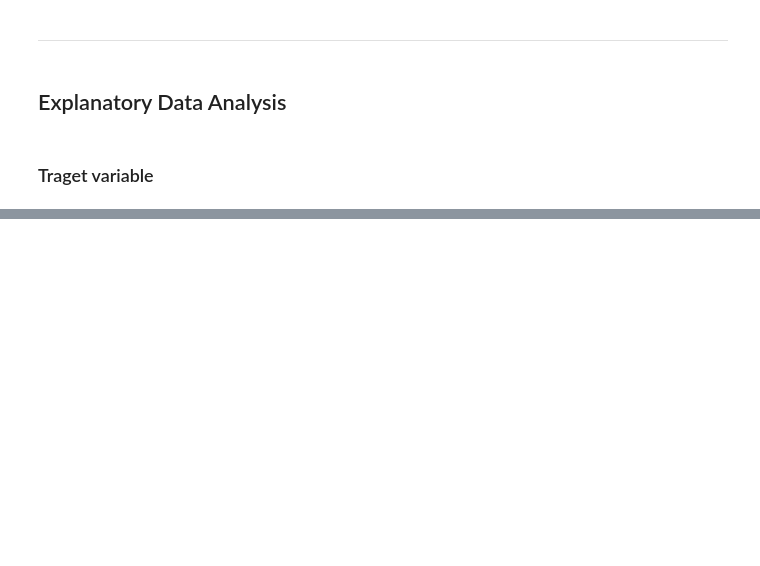
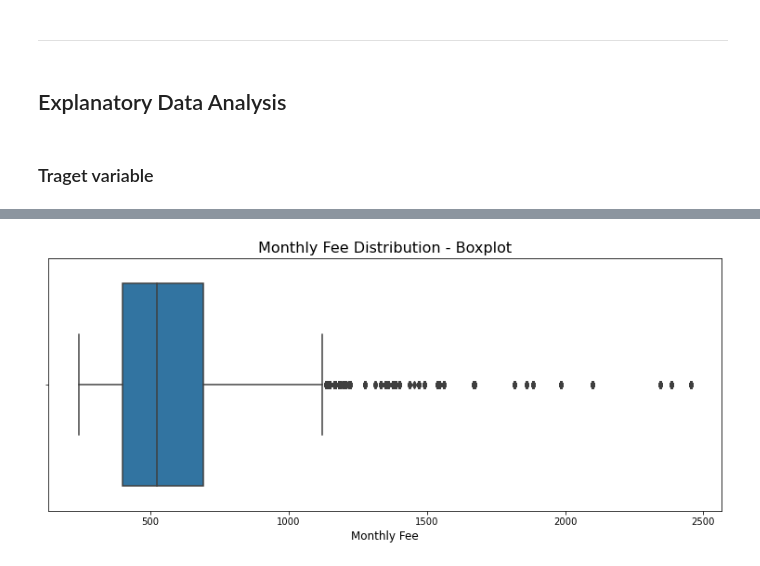
Before and after one commit to h11818774/DataSienceLab, a Jupyter notebook: Project_1805.ipynb, the cells around one changed output, grey strips where cells are left out. Saved outputs shown, nothing was run; the diff lists cells and outputs as text; code cells hidden in the pictures; blank space fills up the shorter version.

```diff
--- a/Project_1805.ipynb
+++ b/Project_1805.ipynb
@@ -200,0 +219,9 @@ sklearn.__version__
+# %%
+# Boxplot
+plt.figure(figsize=(13,5))
+sns.boxplot(x=df['fee'])
+plt.title('Monthly Fee Distribution - Boxplot', fontsize=title_font_size)
+plt.xlabel('Monthly Fee', fontsize=label_font_size)
+plt.show()
+# %% [output]
+[figure, added]
```
Also changed, not shown: parts of 26 cells of this notebook.
